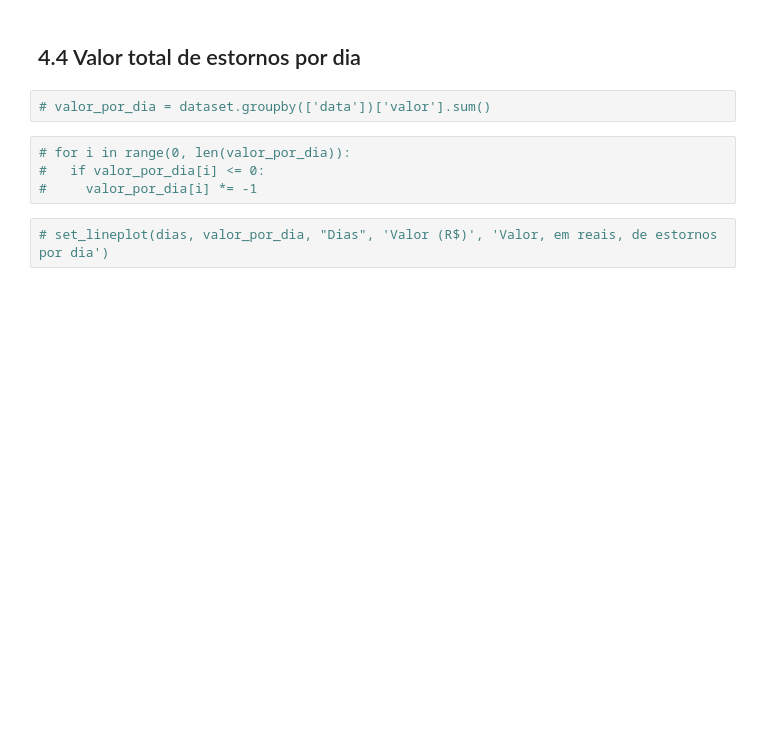
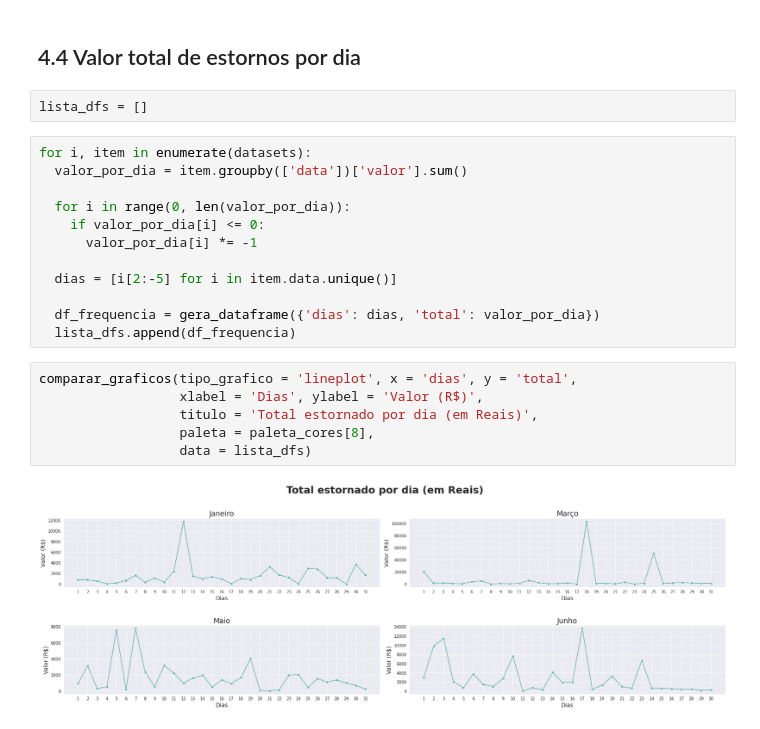
Before and after one commit to strawndri/slaviero-suct-data-analysis, a Jupyter notebook: Notebooks/analise_estornos.ipynb, the cells around one changed output. Saved outputs shown, nothing was run; the diff lists cells and outputs as text; blank space fills up the shorter version.

```diff
--- a/Notebooks/analise_estornos.ipynb
+++ b/Notebooks/analise_estornos.ipynb
@@ -304,10 +319,24 @@ graphic
 # %% [markdown]
 ## 4.4 Valor total de estornos por dia
-# %%
-# valor_por_dia = dataset.groupby(['data'])['valor'].sum()
+# %%
+lista_dfs = []
 # %%
-# for i in range(0, len(valor_por_dia)):
-#   if valor_por_dia[i] <= 0:
-#     valor_por_dia[i] *= -1
+for i, item in enumerate(datasets):
+  valor_por_dia = item.groupby(['data'])['valor'].sum()
+
+  for i in range(0, len(valor_por_dia)):
+    if valor_por_dia[i] <= 0:
+      valor_por_dia[i] *= -1
+
+  dias = [i[2:-5] for i in item.data.unique()]
+
+  df_frequencia = gera_dataframe({'dias': dias, 'total': valor_por_dia})
+  lista_dfs.append(df_frequencia)
-# %%
-# set_lineplot(dias, valor_por_dia, "Dias", 'Valor (R$)', 'Valor, em reais, de estornos por dia')
+# %%
+comparar_graficos(tipo_grafico = 'lineplot', x = 'dias', y = 'total',
+                  xlabel = 'Dias', ylabel = 'Valor (R$)',
+                  titulo = 'Total estornado por dia (em Reais)',
+                  paleta = paleta_cores[8],
+                  data = lista_dfs)
+# %% [output]
+[figure, added]
```
Also changed, not shown: parts of 24 cells of this notebook.
